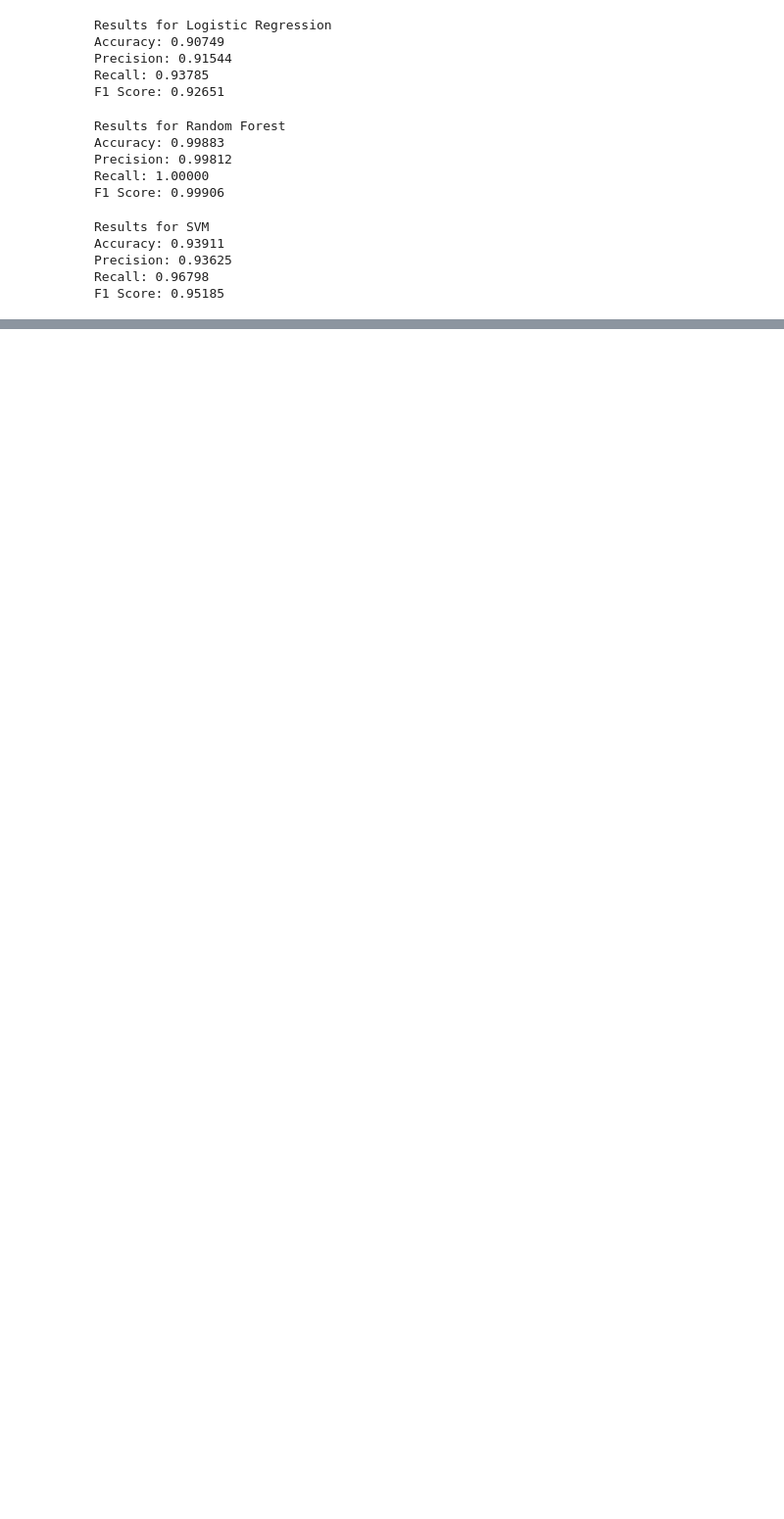
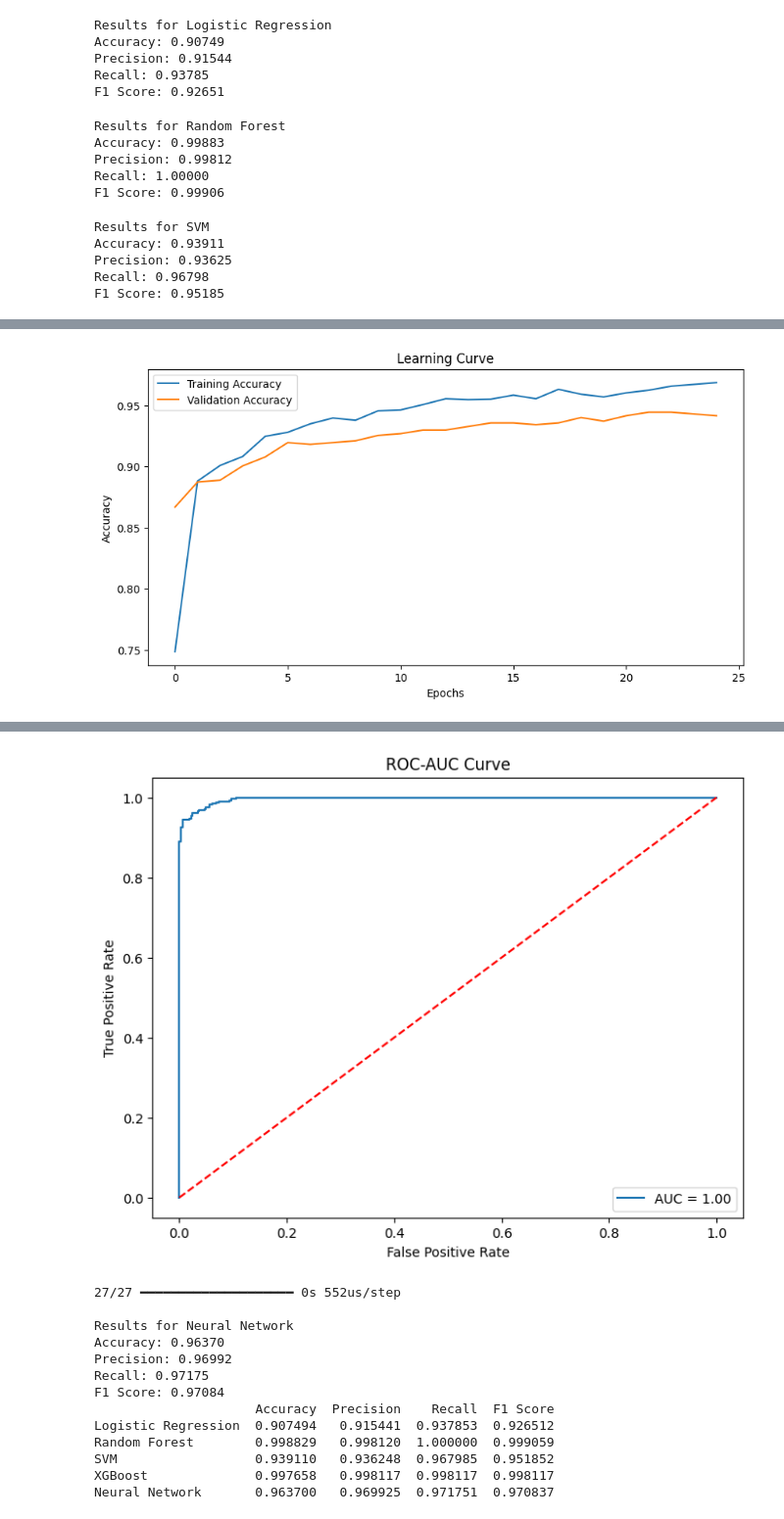
Before and after one commit to RoaringRohan/Loan-Approval-Prediction, a Jupyter notebook: 2_Analysis/3.0_MachineLearning.ipynb, the cells around one changed output, grey strips where cells are left out. Shown at 98% size. Cells and saved outputs as stored; diff of their text form; code cells hidden in the pictures; blank space fills up the shorter version.

```diff
--- a/2_Analysis/3.0_MachineLearning.ipynb
+++ b/2_Analysis/3.0_MachineLearning.ipynb
@@ -132,7 +125,7 @@ plot_importance(xgb, importance_type='gain', show_values=False)
 # Define NN architecture
 nn = Sequential([
     Input(shape=(X_train_scaled.shape[1],)),
-    Dense(64, activation='relu', input_shape=(X_train_scaled.shape[1],)),  # Input + Hidden Layer 1
+    Dense(64, activation='relu'),  # Input + Hidden Layer 1
     Dropout(0.3),  # Optional: Dropout to reduce overfitting
     Dense(32, activation='relu'),  # Hidden Layer 2
     Dense(1, activation='sigmoid')  # Output Layer for binary classification
@@ -145,18 +138,46 @@ nn.compile(
     metrics=['accuracy']
 )
 
-# Train the model
-nn.fit(X_train_scaled, y_train, epochs=25, batch_size=32, verbose=1)
+# Train Neural Network
+history = nn.fit(X_train_scaled, y_train, epochs=25, batch_size=32, validation_split=0.2, verbose=1)
 
-# Make predictions
+# Plot Learning Curve
+plt.figure(figsize=(10, 5))
+plt.plot(history.history['accuracy'], label='Training Accuracy')
+plt.plot(history.history['val_accuracy'], label='Validation Accuracy')
+plt.title('Learning Curve')
+plt.xlabel('Epochs')
+plt.ylabel('Accuracy')
+plt.legend()
+plt.show()
+
+# Plot AUC Curve for Neural Network
+y_pred_prob = nn.predict(X_test_scaled)
+fpr, tpr, _ = roc_curve(y_test, y_pred_prob)
+roc_auc = auc(fpr, tpr)
+
+plt.figure(figsize=(8, 6))
+plt.plot(fpr, tpr, label=f'AUC = {roc_auc:.2f}')
+plt.plot([0, 1], [0, 1], 'r--')
+plt.xlabel('False Positive Rate')
+plt.ylabel('True Positive Rate')
+plt.title('ROC-AUC Curve')
+plt.legend()
+plt.show()
+
+# Evaluate Neural Network
 y_pred_ann = (nn.predict(X_test_scaled) > 0.5).astype("int32").flatten()
-
 evaluate_model("Neural Network", y_test, y_pred_ann)
 
+# Plot All Model Results
+results_df = pd.DataFrame(model_metrics).T
+print(results_df)
 
-# FIX WARNING
-# PLOT LEARNING AUC CURVE
-# FINETUNE HYPERPARAMETERS OF NN
-# PLOT ALL MODEL'S RESULTS
+# Plot Model Performance Comparison
+results_df.plot(kind='bar', figsize=(12, 6))
+plt.title('Model Performance Comparison')
+plt.ylabel('Score')
+plt.xticks(rotation=45)
+plt.show()
 # %% [output]
 Epoch 1/25
@@ -178,0 +200 @@ F1 Score: 0.97852
+[figure, added]
@@ -178,0 +202,14 @@ F1 Score: 0.97852
+[figure, added]
+27/27 ━━━━━━━━━━━━━━━━━━━━ 0s 552us/step
+
+Results for Neural Network
+Accuracy: 0.96370
+Precision: 0.96992
+Recall: 0.97175
+F1 Score: 0.97084
+                     Accuracy  Precision    Recall  F1 Score
+Logistic Regression  0.907494   0.915441  0.937853  0.926512
+Random Forest        0.998829   0.998120  1.000000  0.999059
+SVM                  0.939110   0.936248  0.967985  0.951852
+XGBoost              0.997658   0.998117  0.998117  0.998117
+Neural Network       0.963700   0.969925  0.971751  0.970837
```
Also changed, not shown: parts of 4 cells of this notebook, 2 other files.
